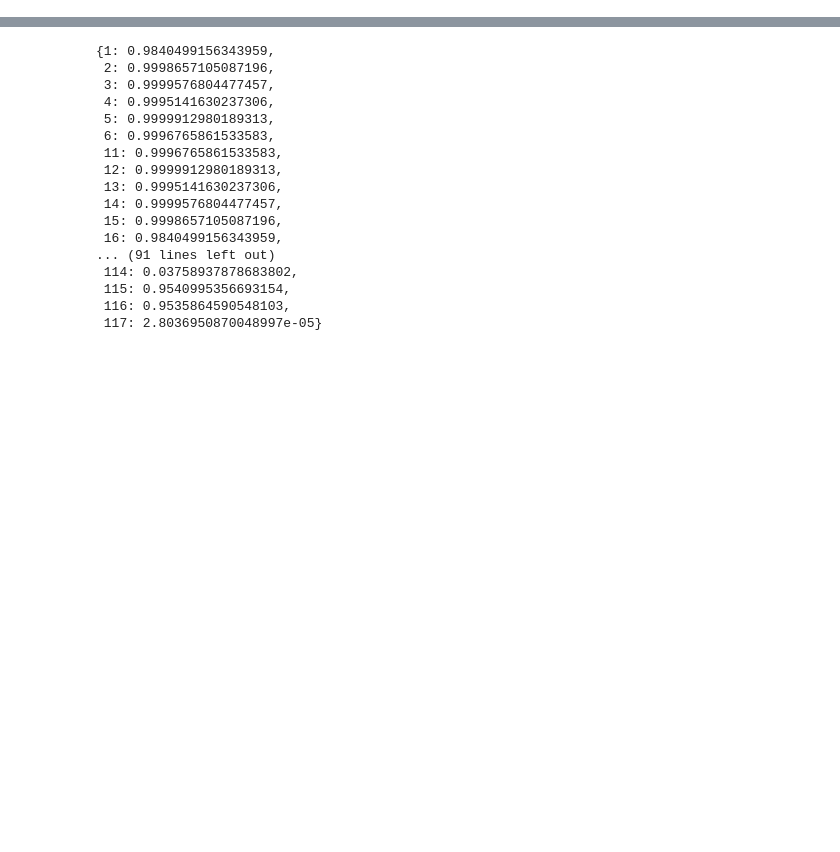
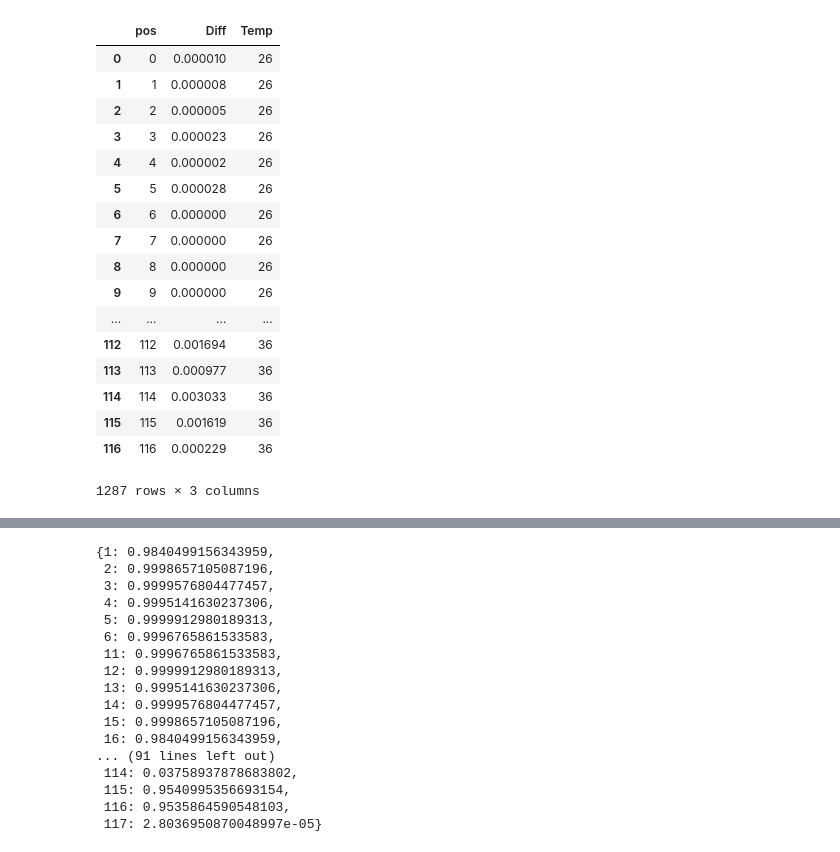
Before and after one commit to NudlerLab/biodata, a Jupyter notebook: sessions/ROSE-analysis.ipynb, the cells around one changed output, grey strips where cells are left out. Saved outputs shown, nothing was run; the diff lists cells and outputs as text; code cells hidden in the pictures; blank space fills up the shorter version.

```diff
--- a/sessions/ROSE-analysis.ipynb
+++ b/sessions/ROSE-analysis.ipynb
@@ -141,3 +168,25 @@ def plot_RSMD(df, trange=range(37,43)):
+# %%
+df = trange_df('../data/ROSE1', trange=range(25,37))
+df
+# %% [output]
+|  | pos | Diff | Temp |
+| 0 | 0 | 0.000010 | 26 |
+| 1 | 1 | 0.000008 | 26 |
+| 2 | 2 | 0.000005 | 26 |
+| 3 | 3 | 0.000023 | 26 |
+| 4 | 4 | 0.000002 | 26 |
+| 5 | 5 | 0.000028 | 26 |
+| 6 | 6 | 0.000000 | 26 |
+| 7 | 7 | 0.000000 | 26 |
+| 8 | 8 | 0.000000 | 26 |
+| 9 | 9 | 0.000000 | 26 |
+| ... | ... | ... | ... |
+| 112 | 112 | 0.001694 | 36 |
+| 113 | 113 | 0.000977 | 36 |
+| 114 | 114 | 0.003033 | 36 |
+| 115 | 115 | 0.001619 | 36 |
+| 116 | 116 | 0.000229 | 36 |
+1287 rows × 3 columns
 # %%
 compute_prob_vector('../data/ROSE1_25.txt')
 # %% [output]
```
Also changed, not shown: parts of 13 cells of this notebook, 9 other files.
